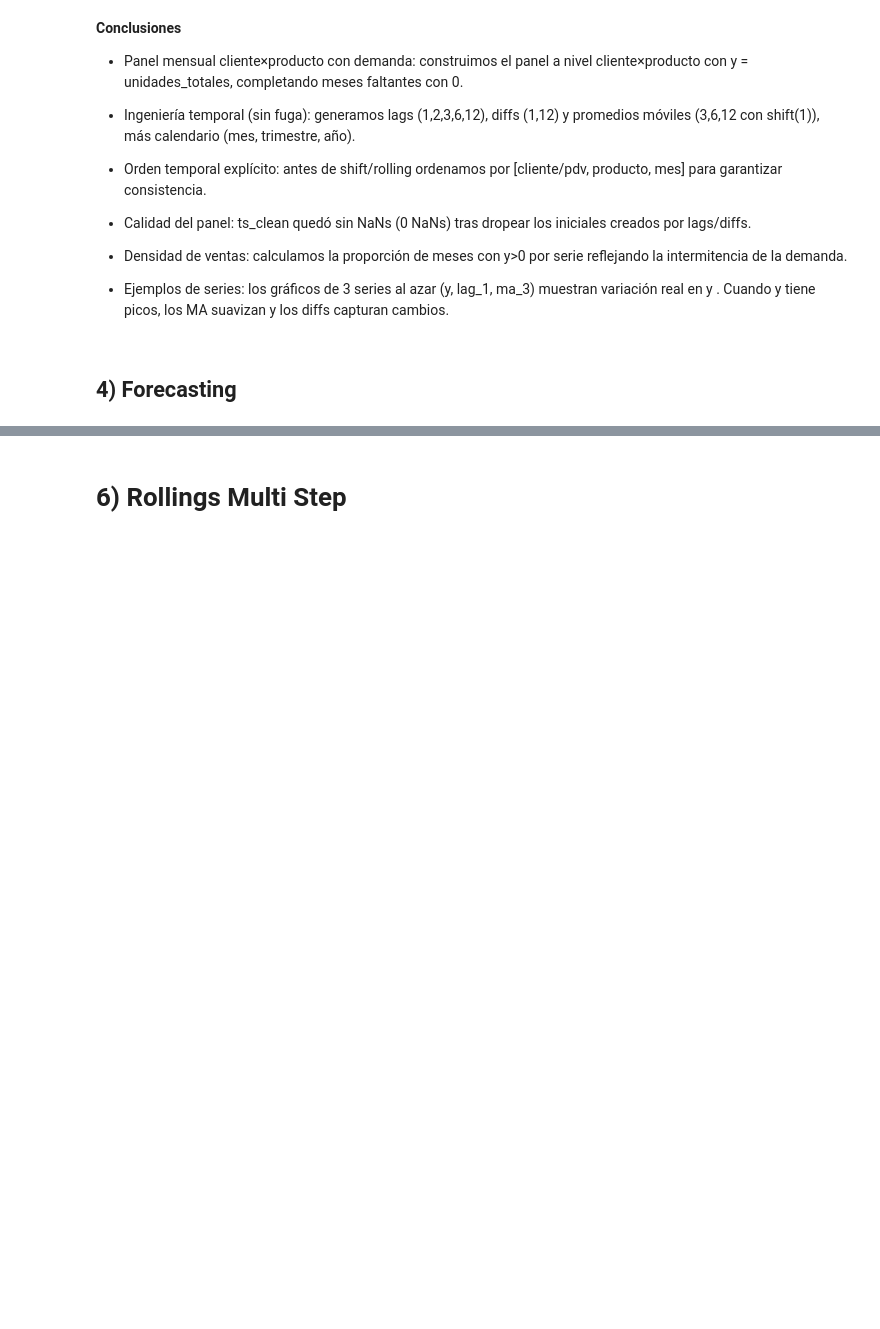
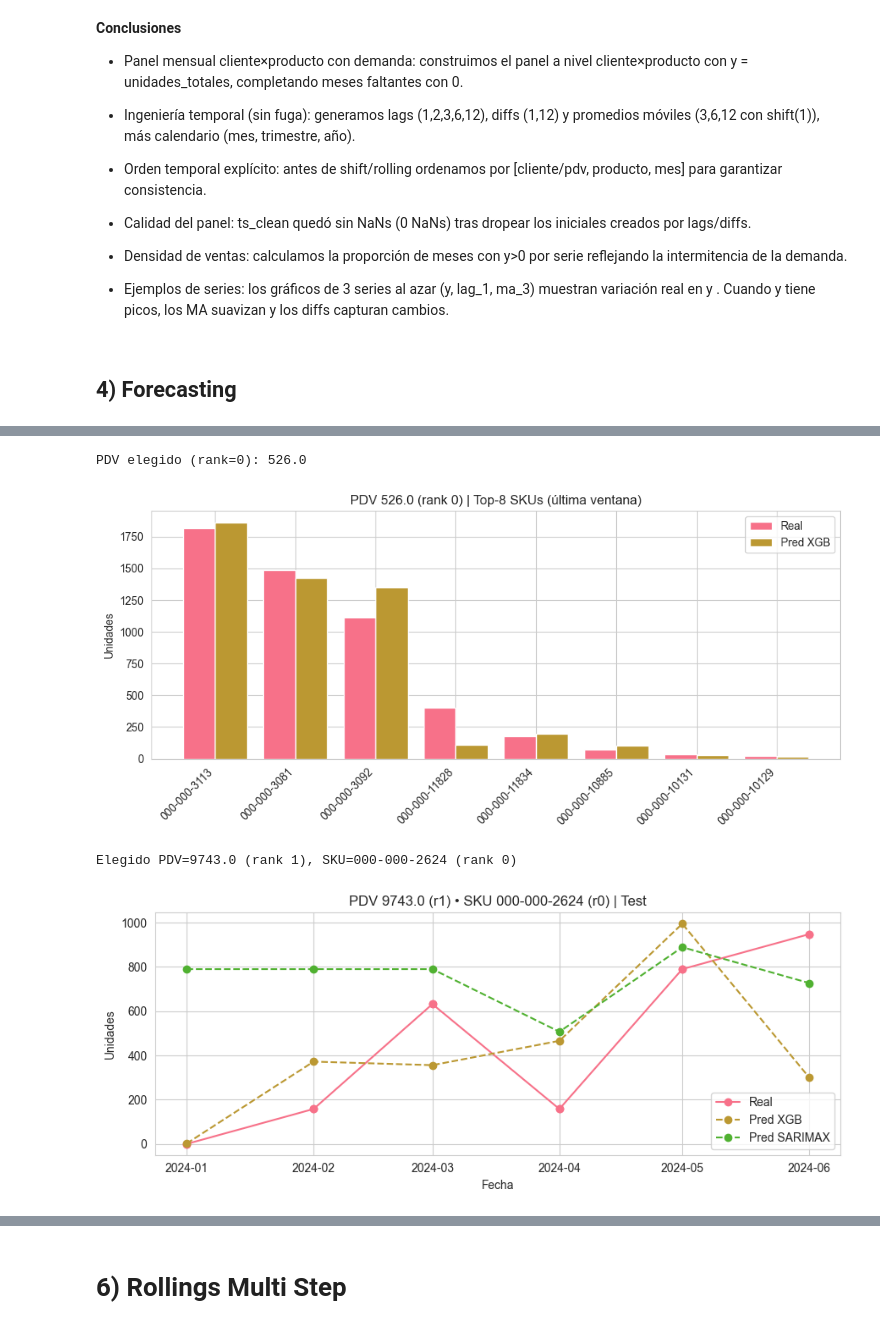
Before and after one commit to SantiagoCastellanos14/m11-practico1-eda, a Jupyter notebook: notebooks/practico_3_eda.ipynb, the cells around one changed output, grey strips where cells are left out. Drawn from its saved outputs; the diff is of its cells as text; code cells hidden in the pictures; blank space fills up the shorter version.

Commit message:
Mejoradas secciones de Forecasting (macro y micro) y Rolling Multi step

```diff
--- a/notebooks/practico_3_eda.ipynb
+++ b/notebooks/practico_3_eda.ipynb
@@ -1899,0 +1927,26 @@ Métricas x cluster
+# %%
+
+xgb_candidates = [
+    #{"n_estimators":500, "max_depth":5, "learning_rate":0.05},  # baseline
+    #{"n_estimators":700, "max_depth":5, "learning_rate":0.04},
+    #{"n_estimators":800, "max_depth":6, "learning_rate":0.035},
+    {"n_estimators":600, "max_depth":5, "learning_rate":0.05, "reg_alpha":0.5, "reg_lambda":1.0},
+    #{"n_estimators":700, "max_depth":6, "learning_rate":0.04, "reg_alpha":1.0, "reg_lambda":1.0},
+    #{"n_estimators":700, "max_depth":5, "learning_rate":0.04, "min_child_weight":3, "gamma":0.0},
+    #{"n_estimators":700, "max_depth":6, "learning_rate":0.035, "min_child_weight":5, "gamma":0.1},
+    #{"n_estimators":700, "max_depth":5, "learning_rate":0.04, "subsample":0.8, "colsample_bytree":0.8},
+    #{"n_estimators":900, "max_depth":6, "learning_rate":0.03, "subsample":0.8, "colsample_bytree":0.8},
+]
+
+sarimax_candidates = [
+    #{"order": (0,1,1), "seas": (0,1,1,SEASONAL_M)},
+    #{"order": (1,1,1), "seas": (1,1,1,SEASONAL_M)},
+    #{"order": (0,1,2), "seas": (0,1,1,SEASONAL_M)},
+    {"order": (2,1,0), "seas": (1,1,0,SEASONAL_M)},
+]
+
+best_xgb_macro, best_sar_macro, bt_comp_macro = tune_both_then_compare(
+    ts_ml, xgb_candidates, sarimax_candidates,
+    sample_groups_xgb=60, sample_groups_sar=False,
+    title="MACRO (grid express)"
+)
@@ -1899,0 +1965,11 @@ Métricas x cluster
+# %%
+# Barras
+plot_pdv_barras_by_rank(bt_comp_macro, ts_ml, pdv_rank=0, model="XGB", top_n=8)
+
+# Serie: PDV top-1 y su SKU top-0
+plot_serie_by_rank(bt_comp_macro, ts_ml, pdv_rank=1, sku_rank=0, models=("XGB","SARIMAX"))
+# %% [output]
+PDV elegido (rank=0): 526.0
+[figure, added]
+Elegido PDV=9743.0 (rank 1), SKU=000-000-2624 (rank 0)
+[figure, added]
```
Also changed, not shown: parts of 47 cells of this notebook.
